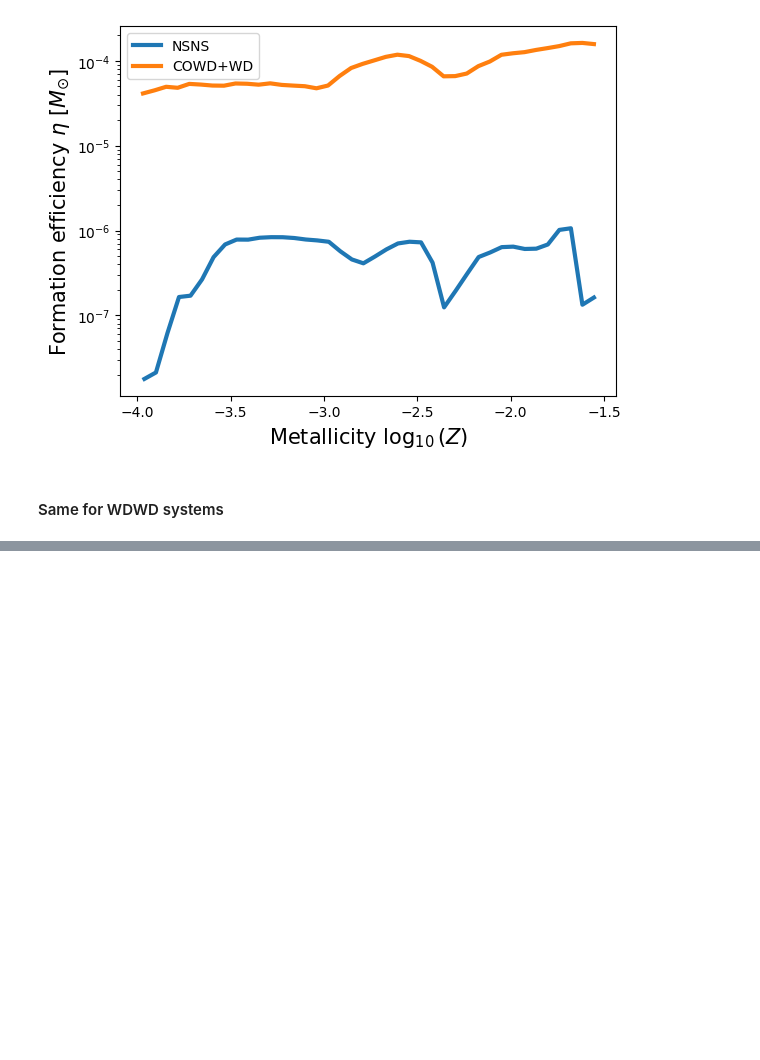
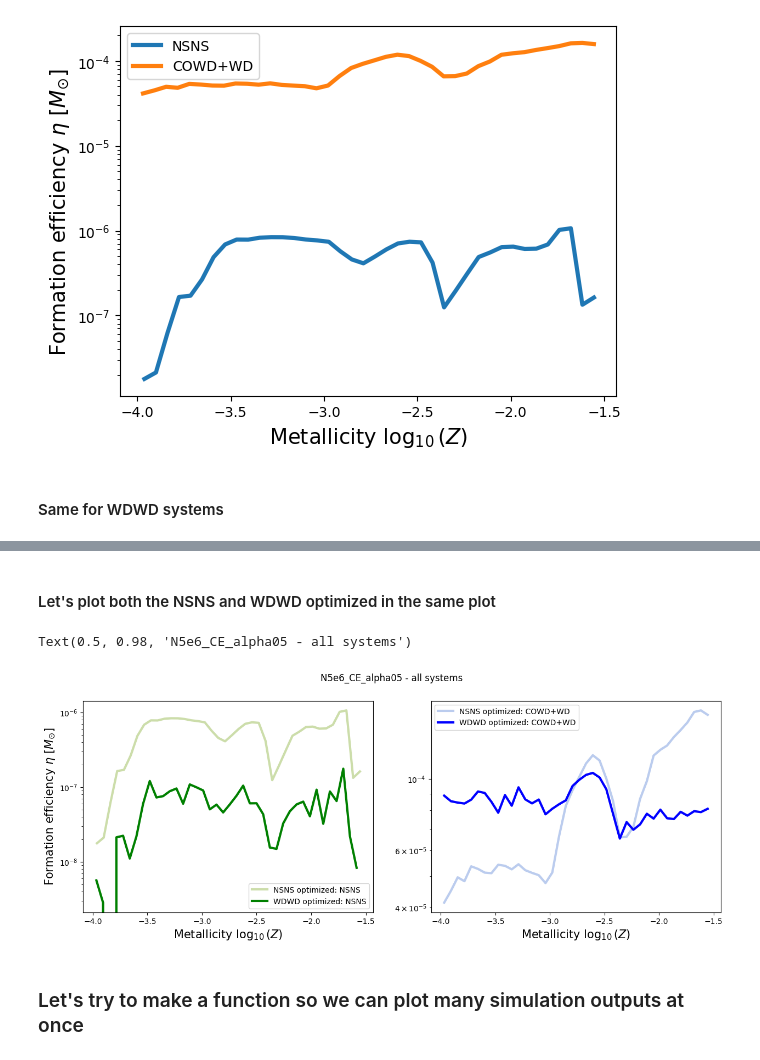
Before and after one commit to melanie-santiago26/research_work, a Jupyter notebook: making_figures/paper_figures/formation_efficencies.ipynb, the cells around one changed output, grey strips where cells are left out. Drawn from its saved outputs; the diff is of its cells as text; code cells hidden in the pictures; blank space fills up the shorter version.

```diff
--- a/making_figures/paper_figures/formation_efficencies.ipynb
+++ b/making_figures/paper_figures/formation_efficencies.ipynb
@@ -421,0 +495,60 @@ carbon_oxygen_bool_WDWD_merged_WDopt = np.logical_or(ONeCOWD_bool_WDWD,np.logica
+# %% [markdown]
+#### Let's plot both the NSNS and WDWD optimized in the same plot
+# %%
+fig, axs = plt.subplots(1,2, figsize=(15, 5))
+
+cset = tc.pale
+
+### NSNS optimized
+# NSNS
+hist, bin_edges = np.histogram(np.log10(metallicity_merged_NSNS), weights=formation_efficiencies_NSNS, bins=40, density=True)
+
+bin_centers = (bin_edges[0:-1] + bin_edges[1:])/2
+normalization = np.sum(formation_efficiencies_NSNS)
+
+# COWD + WD
+hist_COWD, bin_edges_COWD = np.histogram(np.log10(metallicity_merged_COWD), weights=formation_efficiencies_COWD, bins=40, density=True)
+
+bin_centers_COWD = (bin_edges_COWD[0:-1] + bin_edges_COWD[1:])/2
+normalization_COWD = np.sum(formation_efficiencies_COWD)
+
+# plotting
+axs[0].plot(bin_centers, hist*normalization, color = cset.pale_green, lw=3, label='NSNS optimized: NSNS')
+axs[1].plot(bin_centers_COWD, hist_COWD*normalization_COWD, color=cset.pale_blue, lw=3, label='NSNS optimized: COWD+WD')
+
+
+### WDWD optimized
+# NSNS
+hist_WDopt, bin_edges_WDopt = np.histogram(np.log10(metallicity_merged_NSNS_WDopt), weights=formation_efficiencies_NSNS_WDopt, bins=40, density=True)
+
+bin_centers_WDopt = (bin_edges_WDopt[0:-1] + bin_edges_WDopt[1:])/2
+normalization_WDopt = np.sum(formation_efficiencies_NSNS_WDopt)
+
+# COWD + WD
+hist_COWD_WDopt, bin_edges_COWD_WDopt = np.histogram(np.log10(metallicity_merged_COWD_WDopt), weights=formation_efficiencies_COWD_WDopt, bins=40, density=True)
+
+bin_centers_COWD_WDopt = (bin_edges_COWD_WDopt[0:-1] + bin_edges_COWD_WDopt[1:])/2
+normalization_COWD_WDopt = np.sum(formation_efficiencies_COWD_WDopt)
+
+# plotting
+axs[0].plot(bin_centers_WDopt, hist_WDopt*normalization_WDopt, color='green', lw=3, label='WDWD optimized: NSNS')
+axs[1].plot(bin_centers_COWD_WDopt, hist_COWD_WDopt*normalization_COWD_WDopt,color='blue', lw=3, label='WDWD optimized: COWD+WD')
+
+
+axs[0].set_yscale('log')
+axs[1].set_yscale('log')
+# plt.ylim(10**-6, 10**-3.5)
+
+axs[0].set_ylabel(r'Formation efficiency $\eta \ [M_{\odot}]$', fontsize=15)
+axs[0].set_xlabel(r'Metallicity $\log_{10}(Z)$', fontsize=15)
+axs[1].set_xlabel(r'Metallicity $\log_{10}(Z)$', fontsize=15)
+
+axs[0].legend()
+axs[1].legend()
+
+fig.suptitle('N5e6_CE_alpha05 - all systems')
+# %% [output]
+Text(0.5, 0.98, 'N5e6_CE_alpha05 - all systems')
+[figure, added]
+# %% [markdown]
+### Let's try to make a function so we can plot many simulation outputs at once
```
Also changed, not shown: parts of 7 cells of this notebook.
